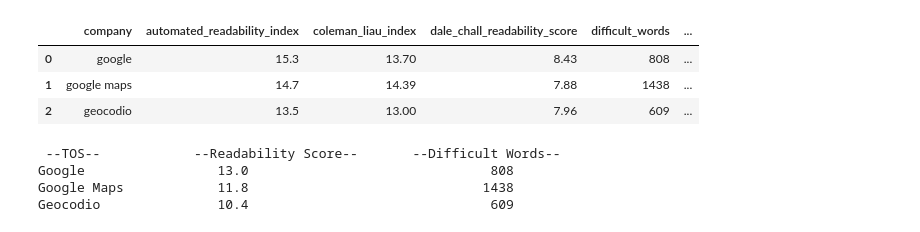
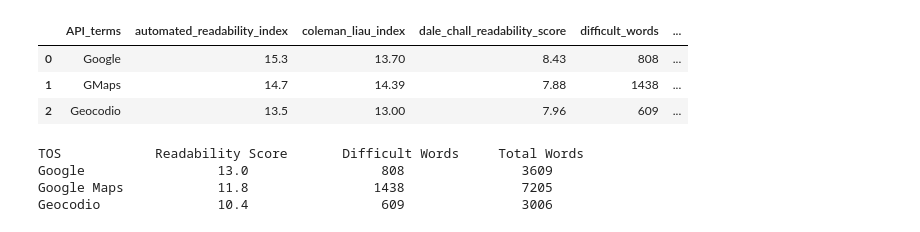
Before and after one commit to mroswell/know-your-farmer-analysis, a Jupyter notebook: Appendix II - Terms of Service Analysis.ipynb, the cells around one changed output. Cells and saved outputs as stored; diff of their text form; code cells hidden in the pictures.

```diff
--- a/Appendix II - Terms of Service Analysis.ipynb
+++ b/Appendix II - Terms of Service Analysis.ipynb
@@ -138,36 +155,21 @@ print textstat.text_standard(terms_text)
-# %%
-def get_readability_scores(api, terms_file):
-    with open(terms_file) as f:
-        terms_text = f.read().replace('\n', '')
-        readability_dict = {}
-        readability_dict['filesource'] = terms_file
-        readability_dict['company'] = api
-        readability_dict['smog_index'] = textstat.smog_index(terms_text)                                   # grade
-        readability_dict['flesch_kincaid_grade'] = textstat.flesch_kincaid_grade(terms_text)               # grade
-        readability_dict['coleman_liau_index'] = textstat.coleman_liau_index(terms_text)                   # grade
-        readability_dict['automated_readability_index'] = textstat.automated_readability_index(terms_text) # grade
-        readability_dict['dale_chall_readability_score'] = textstat.dale_chall_readability_score(terms_text)
-        readability_dict['difficult_words'] = textstat.difficult_words(terms_text)
-        readability_dict['linsear_write_formula'] = textstat.linsear_write_formula(terms_text)             # grade
-        readability_dict['gunning_fog'] = textstat.gunning_fog(terms_text)                                 # grade
-        return readability_dict
 # %%
-google_dict = get_readability_scores('google', 'google_terms.txt')
-google_maps_dict = get_readability_scores('google maps', 'google_maps_terms.txt')
-geocodio_dict = get_readability_scores('geocodio', 'geocodio_terms.txt')
-terms_readability = [google_dict, google_maps_dict, geocodio_dict]
-rdbl_columns = ['company','automated_readability_index','coleman_liau_index','dale_chall_readability_score', 'difficult_words','flesch_kincaid_grade','gunning_fog','linsear_write_formula', 'smog_index', 'filesource']
+google_dict = get_readability_scores('Google', 'google_terms.txt')
+gmaps_dict = get_readability_scores('GMaps', 'gmaps_terms.txt')
+# google_maps_dict = get_readability_scores('google maps', 'gmaps_terms.txt')
+geocodio_dict = get_readability_scores('Geocodio', 'geocodio_terms.txt')
+terms_readability = [google_dict, gmaps_dict, geocodio_dict]
+rdbl_columns = ['API_terms','automated_readability_index','coleman_liau_index','dale_chall_readability_score', 'difficult_words','flesch_kincaid_grade','gunning_fog','linsear_write_formula', 'smog_index', 'filesource']
 terms_df = pd.DataFrame(terms_readability, columns = rdbl_columns)
 grade_score_cols =['automated_readability_index','coleman_liau_index','flesch_kincaid_grade','gunning_fog','linsear_write_formula','smog_index']
 terms_grades_df = terms_df[grade_score_cols]
 terms_grades_tx_df = terms_grades_df.T
 terms_grades_tx_df
 terms_df
 # %% [output]
-|  | company | automated_readability_index | coleman_liau_index | dale_chall_readability_score | difficult_words | ... |
-| 0 | google | 15.3 | 13.70 | 8.43 | 808 | ... |
-| 1 | google maps | 14.7 | 14.39 | 7.88 | 1438 | ... |
-| 2 | geocodio | 13.5 | 13.00 | 7.96 | 609 | ... |
+|  | API_terms | automated_readability_index | coleman_liau_index | dale_chall_readability_score | difficult_words | ... |
+| 0 | Google | 15.3 | 13.70 | 8.43 | 808 | ... |
+| 1 | GMaps | 14.7 | 14.39 | 7.88 | 1438 | ... |
+| 2 | Geocodio | 13.5 | 13.00 | 7.96 | 609 | ... |
 # %%
 google_grade= terms_grades_tx_df[0].mean().round(1)
 google_maps_grade=terms_grades_tx_df[1].mean().round(1)
@@ -176,12 +178,12 @@ google_hard_words = terms_df.loc[0,'difficult_words']
 google_maps_hard_words = terms_df.loc[1, 'difficult_words']
 geocodio_hard_words = terms_df.loc[2,'difficult_words']
 
-print ' --TOS--            --Readability Score--       --Difficult Words--'
-print 'Google                ', google_grade, '                             ', google_hard_words
-print 'Google Maps           ', google_maps_grade,'                            ', google_maps_hard_words
-print 'Geocodio              ', geocodio_grade,'                             ',geocodio_hard_words
+print 'TOS            Readability Score       Difficult Words     Total Words'
+print 'Google                ', google_grade, '               ', google_hard_words, '             ', counter_google
+print 'Google Maps           ', google_maps_grade,'              ', google_maps_hard_words, '             ', counter_gmaps
+print 'Geocodio              ', geocodio_grade,'               ',geocodio_hard_words, '             ', counter_geocodio
 # %% [output]
- --TOS--            --Readability Score--       --Difficult Words--
-Google                 13.0                               808
-Google Maps            11.8                              1438
-Geocodio               10.4                               609
+TOS            Readability Score       Difficult Words     Total Words
+Google                 13.0                 808               3609
+Google Maps            11.8                1438               7205
+Geocodio               10.4                 609               3006
```
Also changed, not shown: parts of 11 cells of this notebook.
